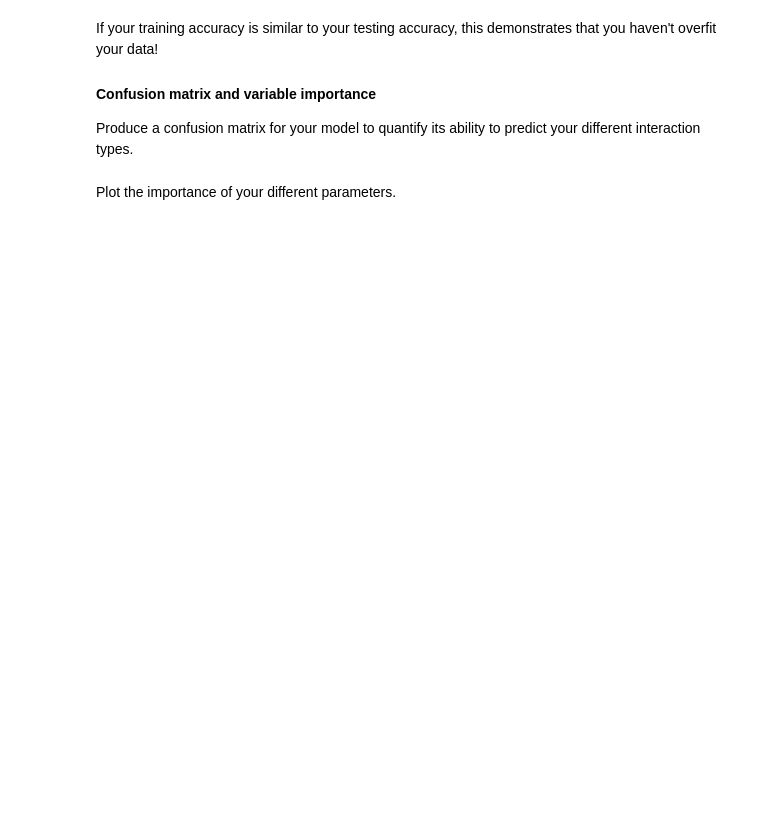
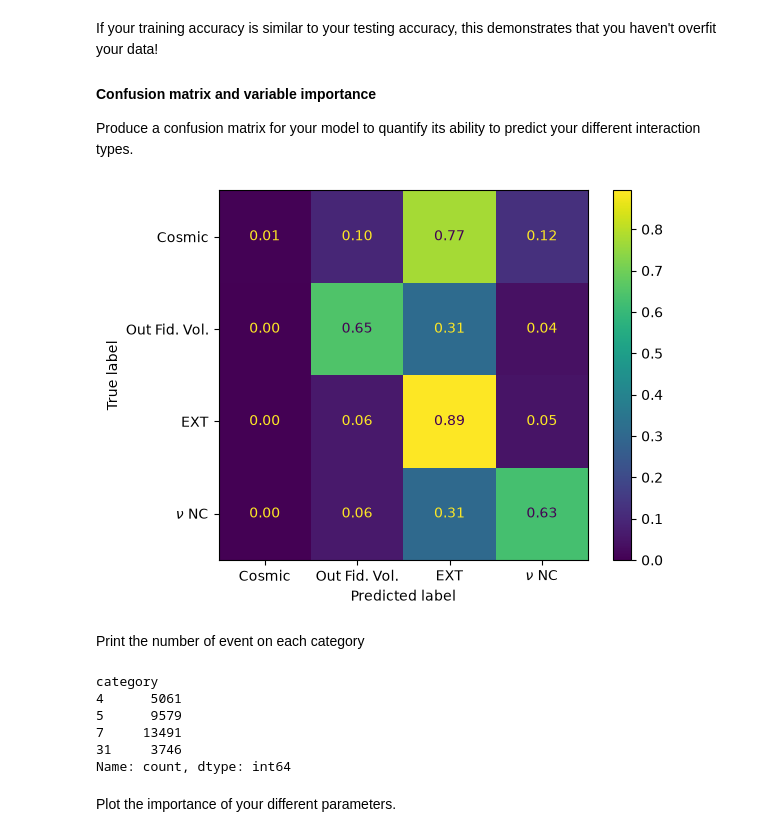
Before and after one commit to CanonicaliTY/uboone_lab_student_copy, a Jupyter notebook: MainAnalysis_template.ipynb, the cells around one changed output. Cells and saved outputs as stored; diff of their text form; code cells hidden in the pictures; blank space fills up the shorter version.

```diff
--- a/MainAnalysis_template.ipynb
+++ b/MainAnalysis_template.ipynb
@@ -270,11 +270,15 @@ output = ['category']
 
 # Setup new database, NEED MORE VALUES
 MC_EXT_ML = MC_EXT.copy(deep = True)
-MC_EXT_ML = MC_EXT.sample(int(len(MC_EXT)/10))
+MC_EXT_ML = MC_EXT.sample(int(len(MC_EXT)/10), random_state=42)
 
 
 # Remove muon neutrino and electron neutrino events.
 
+MC_EXT_ML = MC_EXT_ML.loc[
+    ~MC_EXT_ML["category"].isin([10, 21])
+].copy()
+
 # Print length of dataframe,, with length N
 print("Length of MC dataframe: ", len(MC_EXT_ML))
 # %% [output]
@@ -304,7 +314,13 @@ Produce your randomforest model and fit it (dont worry, there is no explicit out
 # %%
 # Produce randomforest classifier model and fit to training data
 # Keep the random_state=1 in your arguments
-##rf = RandomForestClassifier(random_state=1)
+
+rf = RandomForestClassifier(
+    n_estimators=1000,
+    max_depth=8,
+    criterion="gini",
+    random_state=1
+)
 
 # Fitting takes the input and "truth" data for classification purposes
-## rf.fit(x_train, y_train)
+rf.fit(x_train, y_train)
@@ -312,11 +330,11 @@ Produce your randomforest model and fit it (dont worry, there is no explicit out
 Test the accuracies of your results:
 # %%
 # Produce predictions for the classification of your training dataset using your model:
-##y_pred = rf.predict(x_train)
+y_pred = rf.predict(x_train)
 
 # plot the accuracies of said predictions
-##print("Accuracy on training dataset:",metrics.accuracy_score(y_train, y_pred))
-##rf_acc_train = metrics.accuracy_score(y_train, y_pred)
-##y_pred = rf.predict(x_test)
-##print("Accuracy on testing dataset:",metrics.accuracy_score(y_test, y_pred))
-##rf_acc_test = metrics.accuracy_score(y_test, y_pred)
+print("Accuracy on training dataset:",metrics.accuracy_score(y_train, y_pred))
+rf_acc_train = metrics.accuracy_score(y_train, y_pred)
+y_pred = rf.predict(x_test)
+print("Accuracy on testing dataset:",metrics.accuracy_score(y_test, y_pred))
+rf_acc_test = metrics.accuracy_score(y_test, y_pred)
@@ -328,13 +349,32 @@ If your training accuracy is similar to your testing accuracy, this demonstrates
 Produce a confusion matrix for your model to quantify its ability to predict your different interaction types.
 # %%
 # For labelling your confusion matrix
-##ptype_no_mu_e = [r"Cosmic", r"Out Fid. Vol.", r"EXT", r"$\nu$ NC"]
+ptype_no_mu_e = [r"Cosmic", r"Out Fid. Vol.", r"EXT", r"$\nu$ NC"]
 
 # plot your confusion matrix
-##cm = confusion_matrix( ,normalize = 'true')
-##disp = ConfusionMatrixDisplay(confusion_matrix=cm, display_labels=ptype_no_mu_e)
-##disp.plot()
-##plt.show()
+cm = confusion_matrix(
+    y_test,
+    y_pred,
+    labels=[4, 5, 7, 31],
+    normalize="true"
+)
+disp = ConfusionMatrixDisplay(confusion_matrix=cm, display_labels=ptype_no_mu_e)
+disp.plot(values_format=".2f")
+plt.show()
+# %% [output]
+[figure, added]
+# %% [markdown]
+Print the number of event on each category
+# %%
+# Print the number of events in each category used for the model
+print(MC_EXT_ML["category"].value_counts().sort_index())
+# %% [output]
+category
+4      5061
+5      9579
+7     13491
+31     3746
+Name: count, dtype: int64
 # %% [markdown]
 Plot the importance of your different parameters.
 # %%
```
Also changed, not shown: parts of 5 cells of this notebook, 2 other files.
